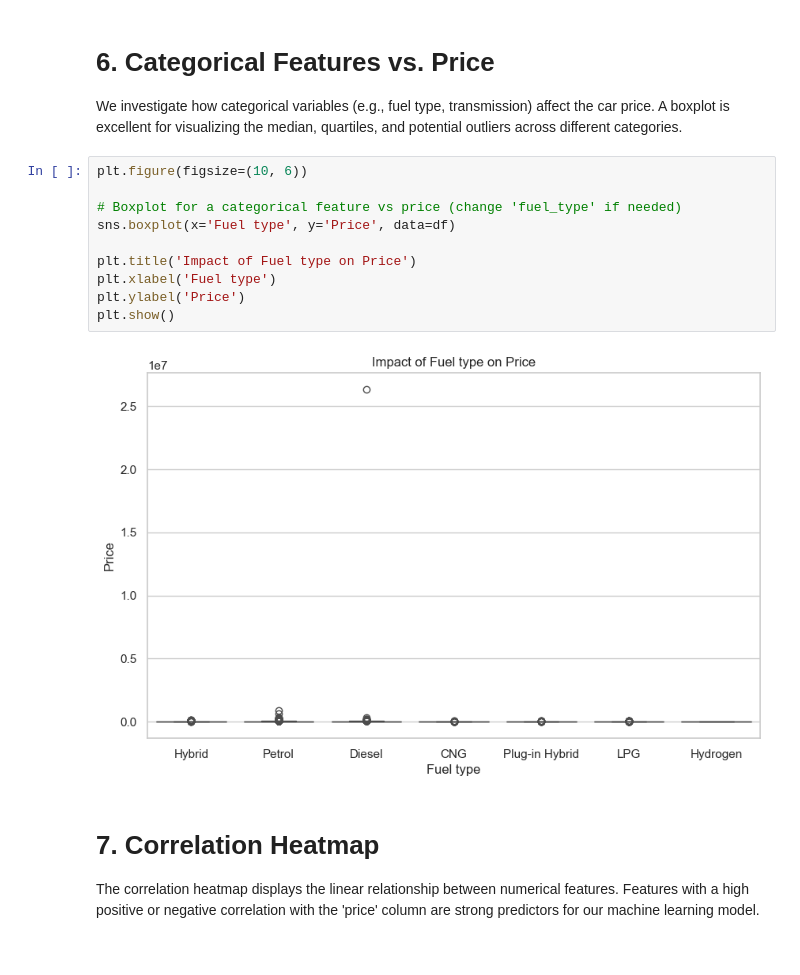
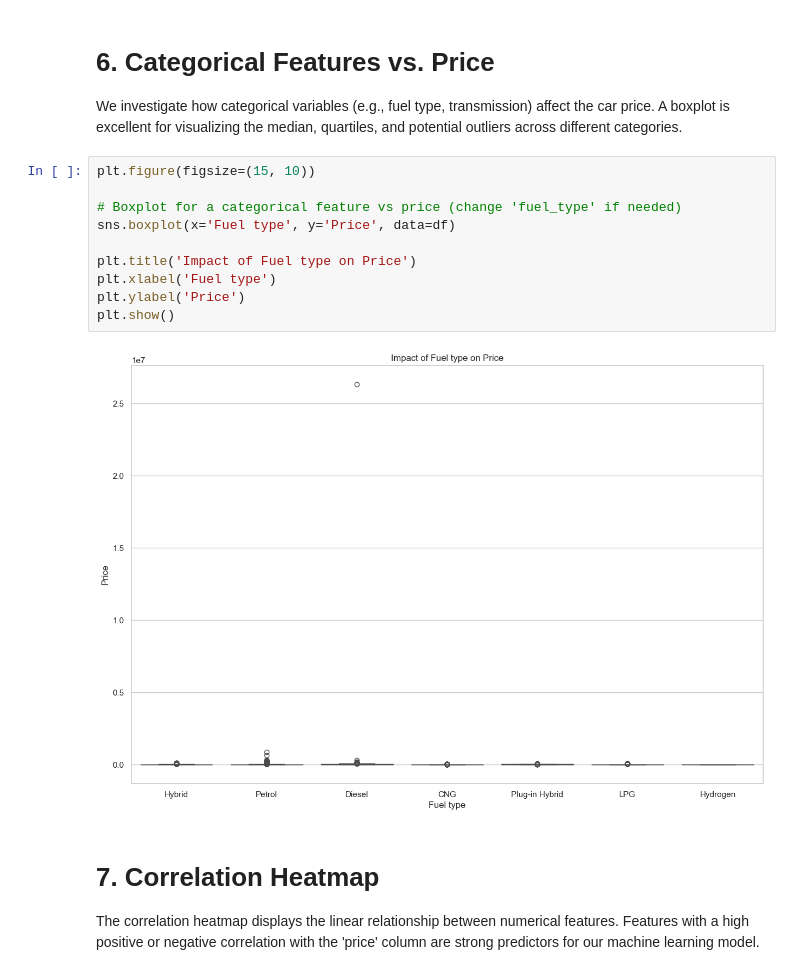
Before and after one commit to youssefelbaz99/car_price_prediction, a Jupyter notebook: eda.ipynb, the cells around one changed output. Saved outputs shown, nothing was run; the diff lists cells and outputs as text.

```diff
--- a/eda.ipynb
+++ b/eda.ipynb
@@ -96,17 +96,17 @@ plt.show()
 # 6. Categorical Features vs. Price
 We investigate how categorical variables (e.g., fuel type, transmission) affect the car price. A boxplot is excellent for visualizing the median, quartiles, and potential outliers across different categories.
 # %%
-plt.figure(figsize=(10, 6))
+plt.figure(figsize=(15, 10))
 
 # Boxplot for a categorical feature vs price (change 'fuel_type' if needed)
 sns.boxplot(x='Fuel type', y='Price', data=df)
 
 plt.title('Impact of Fuel type on Price')
 plt.xlabel('Fuel type')
 plt.ylabel('Price')
 plt.show()
 # %% [output]
-[figure, old version]
+[figure, new version]
 # %% [markdown]
 # 7. Correlation Heatmap
 The correlation heatmap displays the linear relationship between numerical features. Features with a high positive or negative correlation with the 'price' column are strong predictors for our machine learning model.
```
Also changed, not shown: parts of 8 cells of this notebook.
